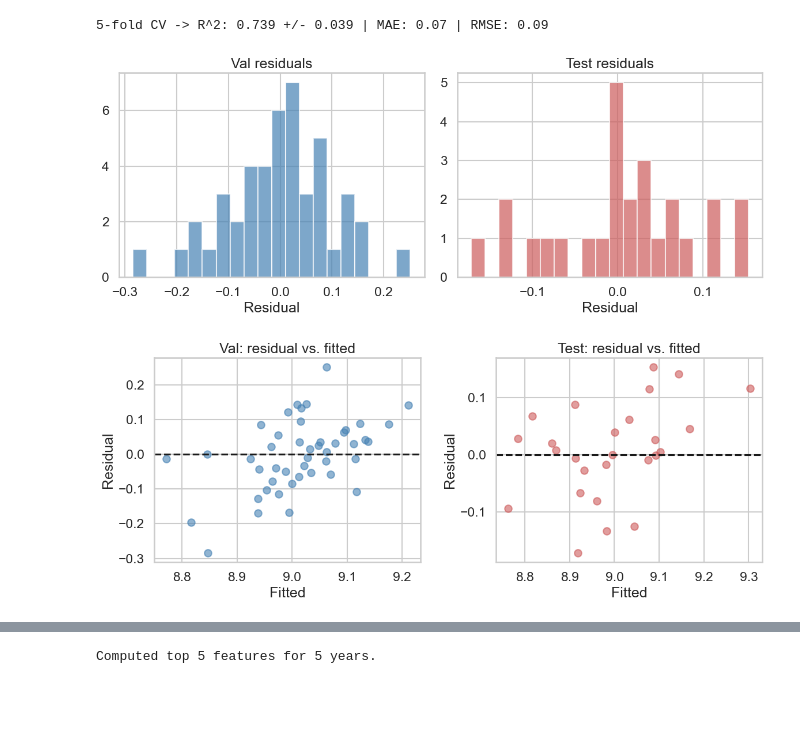
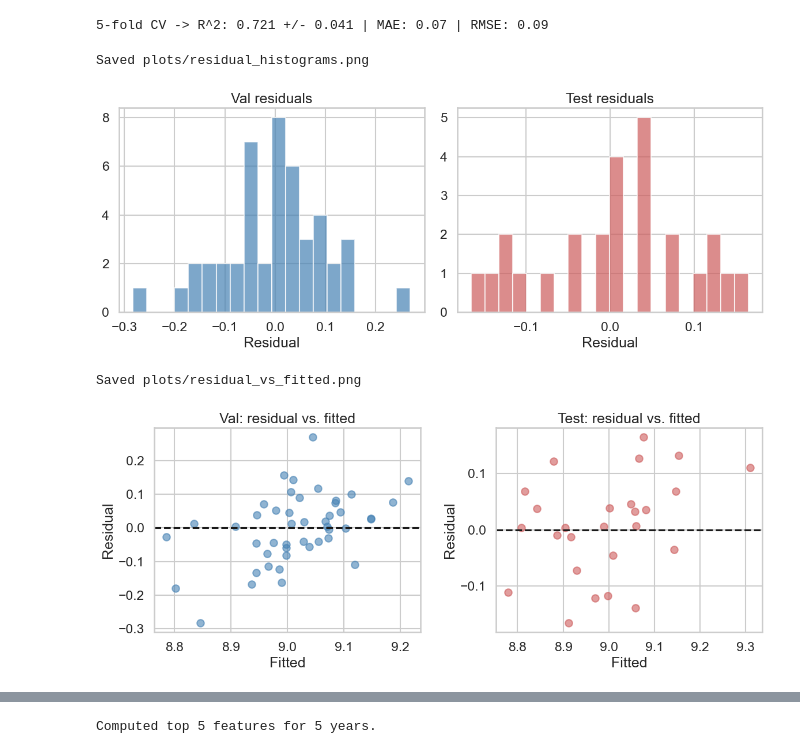
Before and after one commit to SaiShanmukEswarK/Project, a Jupyter notebook: ml_panel.ipynb, the cells around one changed output, grey strips where cells are left out. Cells and saved outputs as stored; diff of their text form; code cells hidden in the pictures; blank space fills up the shorter version.

```diff
--- a/ml_panel.ipynb
+++ b/ml_panel.ipynb
@@ -19,7 +46,7 @@ from xgboost import XGBRegressor
 BASE = "/Users/compiling/435Project/Project"
 COMPLETE_DIR = Path(BASE) / "complete"
 
-spark = SparkSession.builder.appName("Project").getOrCreate()
+spark = SparkSession.builder.appName("P").getOrCreate()
 
 micro = spark.read.parquet(str(COMPLETE_DIR / "pums_*.parquet"))
 print("Total micro rows (all years):", micro.count())
@@ -136,6 +164,7 @@ drop_from_X = {
     target, 'STATE_NAME', 'ST', 'state_year_population',
     'SSP_per_capita', 'RETP_positive_share',
     'DOUT_diff_share', 'DPHY_diff_share',
+    'YEAR',
 }
 numeric_cols = [c for c in df_state_year.columns if c not in drop_from_X]
 
@@ -313,39 +349,49 @@ mean_mae = (-cv_res['test_mae']).mean()
 mean_rmse = (-cv_res['test_rmse']).mean()
 print(f"5-fold CV -> R^2: {mean_r2:.3f} +/- {std_r2:.3f} | MAE: {mean_mae:,.2f} | RMSE: {mean_rmse:,.2f}")
 # %% [output]
-5-fold CV -> R^2: 0.739 +/- 0.039 | MAE: 0.07 | RMSE: 0.09
+5-fold CV -> R^2: 0.721 +/- 0.041 | MAE: 0.07 | RMSE: 0.09
 # %%
 # Residuals
 val_resid = y_val - val_pred
 test_resid = y_test - y_pred
 fig, axes = plt.subplots(1, 2, figsize=(12, 5))
 axes[0].hist(val_resid, bins=20, alpha=0.7, color='steelblue')
 axes[0].set_title('Val residuals')
 axes[0].set_xlabel('Residual')
 axes[1].hist(test_resid, bins=20, alpha=0.7, color='indianred')
 axes[1].set_title('Test residuals')
 axes[1].set_xlabel('Residual')
 plt.tight_layout()
+out_dir = Path("plots")
+out_dir.mkdir(parents=True, exist_ok=True)
+out_path = out_dir / "residual_histograms.png"
+plt.savefig(out_path, dpi=300, bbox_inches='tight')
+print(f"Saved {out_path}")
 plt.show()
 
 # Residual vs. fitted
 fig, axes = plt.subplots(1, 2, figsize=(12, 5))
 axes[0].scatter(val_pred, val_resid, alpha=0.6, color='steelblue')
 axes[0].axhline(0, color='k', linestyle='--')
 axes[0].set_title('Val: residual vs. fitted')
 axes[0].set_xlabel('Fitted')
 axes[0].set_ylabel('Residual')
 
 axes[1].scatter(y_pred, test_resid, alpha=0.6, color='indianred')
 axes[1].axhline(0, color='k', linestyle='--')
 axes[1].set_title('Test: residual vs. fitted')
 axes[1].set_xlabel('Fitted')
 axes[1].set_ylabel('Residual')
 plt.tight_layout()
+out_path2 = out_dir / "residual_vs_fitted.png"
+plt.savefig(out_path2, dpi=300, bbox_inches='tight')
+print(f"Saved {out_path2}")
 plt.show()
 # %% [output]
+Saved plots/residual_histograms.png
-[figure, old version]
+[figure, new version]
+Saved plots/residual_vs_fitted.png
-[figure, old version]
+[figure, new version]
 # %%
 
 # Baseline RF scatter (test set, log1p target inverted to dollars)
```
Also changed, not shown: parts of 14 cells of this notebook, 9 other files.
